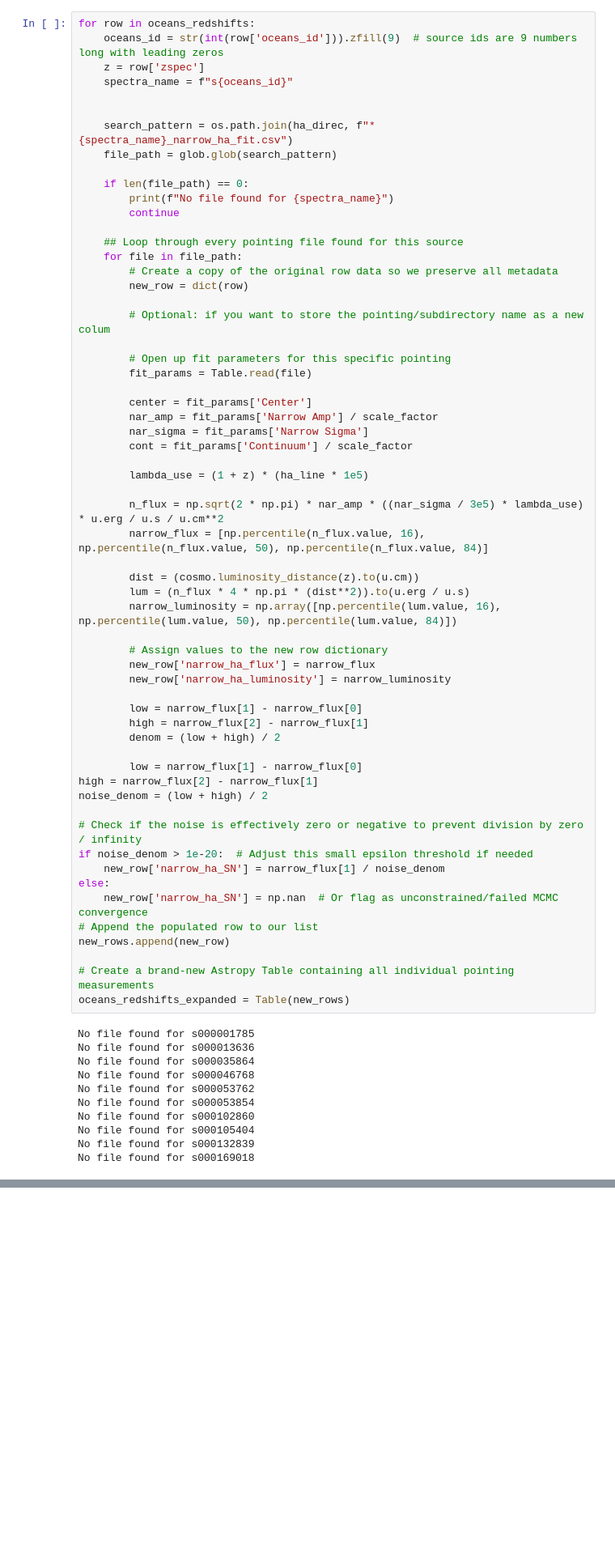
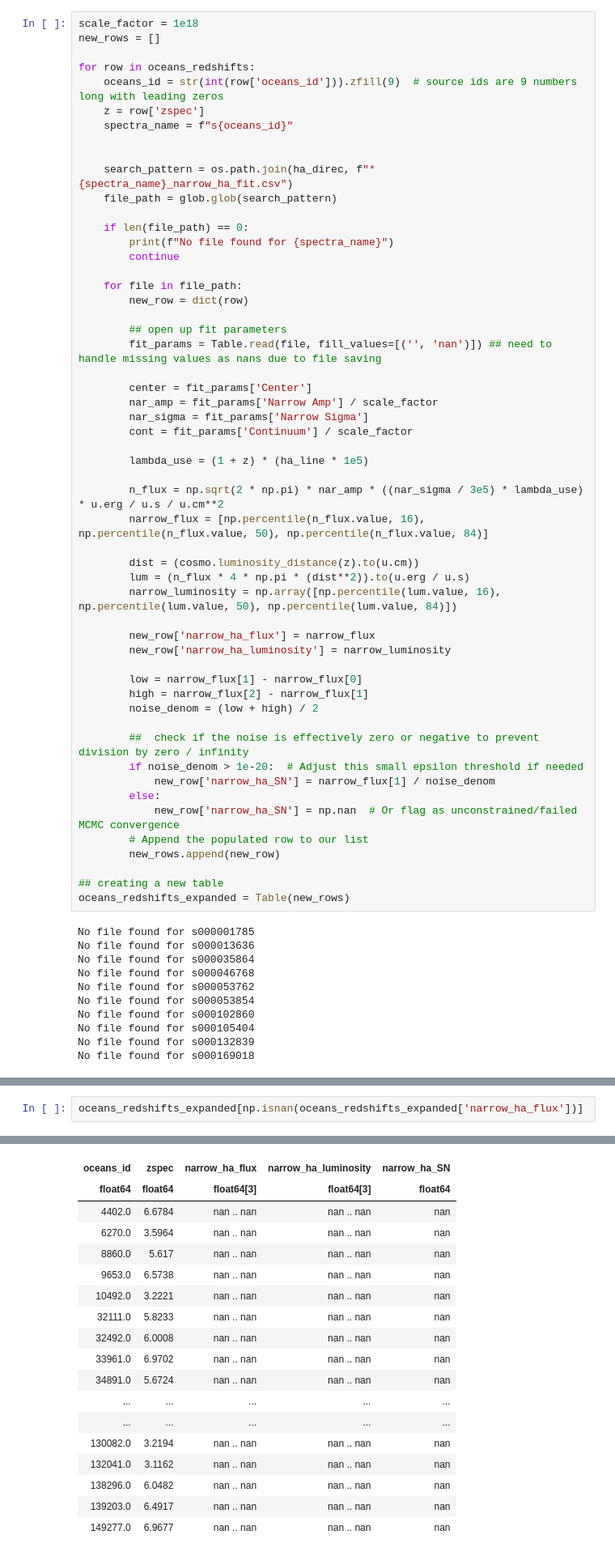
Before and after one commit to madisyn-brooks/Emission-Line-Fitting, a Jupyter notebook: oceans_emission_lines.ipynb, the cells around one changed output, grey strips where cells are left out. Shown at 81% size. Saved outputs shown, nothing was run; the diff lists cells and outputs as text; blank space fills up the shorter version.

```diff
--- a/oceans_emission_lines.ipynb
+++ b/oceans_emission_lines.ipynb
@@ -402,4 +399,7 @@ new_rows = []
 # %%
+scale_factor = 1e18
+new_rows = []
+
 for row in oceans_redshifts:
     oceans_id = str(int(row['oceans_id'])).zfill(9)  # source ids are 9 numbers long with leading zeros
     z = row['zspec']
@@ -413,15 +413,11 @@ for row in oceans_redshifts:
         print(f"No file found for {spectra_name}")
         continue
 
-    ## Loop through every pointing file found for this source
     for file in file_path:
-        # Create a copy of the original row data so we preserve all metadata
         new_row = dict(row)
 
-        # Optional: if you want to store the pointing/subdirectory name as a new colum
-
-        # Open up fit parameters for this specific pointing
-        fit_params = Table.read(file)
+        ## open up fit parameters
+        fit_params = Table.read(file, fill_values=[('', 'nan')]) ## need to handle missing values as nans due to file saving
 
         center = fit_params['Center']
         nar_amp = fit_params['Narrow Amp'] / scale_factor
@@ -437,27 +433,22 @@ for row in oceans_redshifts:
         lum = (n_flux * 4 * np.pi * (dist**2)).to(u.erg / u.s)
         narrow_luminosity = np.array([np.percentile(lum.value, 16), np.percentile(lum.value, 50), np.percentile(lum.value, 84)])
 
-        # Assign values to the new row dictionary
         new_row['narrow_ha_flux'] = narrow_flux
         new_row['narrow_ha_luminosity'] = narrow_luminosity
 
         low = narrow_flux[1] - narrow_flux[0]
         high = narrow_flux[2] - narrow_flux[1]
-        denom = (low + high) / 2
+        noise_denom = (low + high) / 2
 
-        low = narrow_flux[1] - narrow_flux[0]
-high = narrow_flux[2] - narrow_flux[1]
-noise_denom = (low + high) / 2
+        ##  check if the noise is effectively zero or negative to prevent division by zero / infinity
+        if noise_denom > 1e-20:  # Adjust this small epsilon threshold if needed
+            new_row['narrow_ha_SN'] = narrow_flux[1] / noise_denom
+        else:
+            new_row['narrow_ha_SN'] = np.nan  # Or flag as unconstrained/failed MCMC convergence
+        # Append the populated row to our list
+        new_rows.append(new_row)
 
-# Check if the noise is effectively zero or negative to prevent division by zero / infinity
-if noise_denom > 1e-20:  # Adjust this small epsilon threshold if needed
-    new_row['narrow_ha_SN'] = narrow_flux[1] / noise_denom
-else:
-    new_row['narrow_ha_SN'] = np.nan  # Or flag as unconstrained/failed MCMC convergence
-# Append the populated row to our list
-new_rows.append(new_row)
-
-# Create a brand-new Astropy Table containing all individual pointing measurements
+## creating a new table
 oceans_redshifts_expanded = Table(new_rows)
 # %% [output]
 No file found for s000001785
@@ -516,0 +464,3 @@ Table length=35
+# %%
+oceans_redshifts_expanded[np.isnan(oceans_redshifts_expanded['narrow_ha_flux'])]
+# %% [output]
@@ -516,0 +468,18 @@ Table length=35
+| oceans_id | zspec | narrow_ha_flux | narrow_ha_luminosity | narrow_ha_SN |
+| float64 | float64 | float64[3] | float64[3] | float64 |
+| 4402.0 | 6.6784 | nan .. nan | nan .. nan | nan |
+| 6270.0 | 3.5964 | nan .. nan | nan .. nan | nan |
+| 8860.0 | 5.617 | nan .. nan | nan .. nan | nan |
+| 9653.0 | 6.5738 | nan .. nan | nan .. nan | nan |
+| 10492.0 | 3.2221 | nan .. nan | nan .. nan | nan |
+| 32111.0 | 5.8233 | nan .. nan | nan .. nan | nan |
+| 32492.0 | 6.0008 | nan .. nan | nan .. nan | nan |
+| 33961.0 | 6.9702 | nan .. nan | nan .. nan | nan |
+| 34891.0 | 5.6724 | nan .. nan | nan .. nan | nan |
+| ... | ... | ... | ... | ... |
+| ... | ... | ... | ... | ... |
+| 130082.0 | 3.2194 | nan .. nan | nan .. nan | nan |
+| 132041.0 | 3.1162 | nan .. nan | nan .. nan | nan |
+| 138296.0 | 6.0482 | nan .. nan | nan .. nan | nan |
+| 139203.0 | 6.4917 | nan .. nan | nan .. nan | nan |
+| 149277.0 | 6.9677 | nan .. nan | nan .. nan | nan |
```
Also changed, not shown: parts of 5 cells of this notebook.
